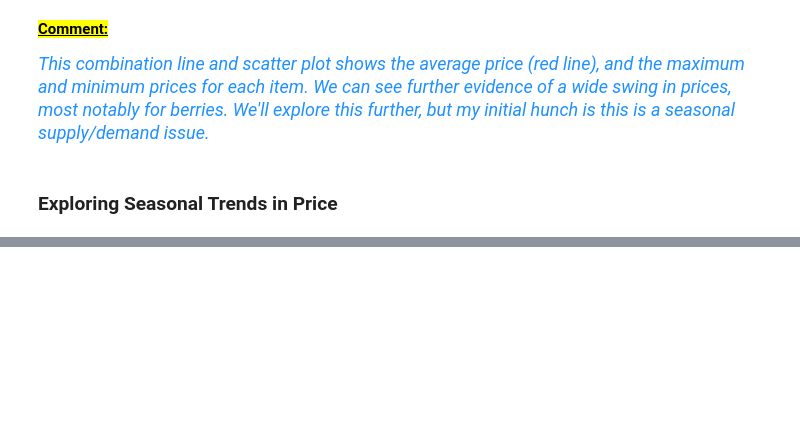
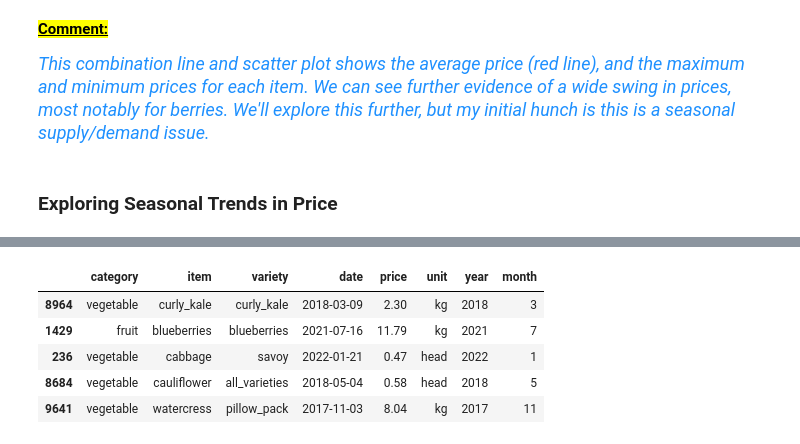
Before and after one commit to CRPeace/Produce_EDA, a Jupyter notebook: UK Produce - Exploratory Data Analysis.ipynb, the cells around one changed output, grey strips where cells are left out. Cells and saved outputs as stored; diff of their text form; code cells hidden in the pictures; blank space fills up the shorter version.

```diff
--- a/UK Produce - Exploratory Data Analysis.ipynb
+++ b/UK Produce - Exploratory Data Analysis.ipynb
@@ -349,0 +356,6 @@ This combination line and scatter plot shows the average price (red line), and t
+# %%
+# converting 'date' to datetime dtype
+df['date'] = pd.to_datetime(df['date'])
+
+# verifying changes
+df.dtypes
@@ -349,0 +370,14 @@ This combination line and scatter plot shows the average price (red line), and t
+# %%
+# creating two new columns 'year', 'month'
+df['year'] = df['date'].dt.year
+df['month'] = df['date'].dt.month
+
+# verifying changes
+df.sample(5)
+# %% [output]
+|  | category | item | variety | date | price | unit | year | month |
+| 8964 | vegetable | curly_kale | curly_kale | 2018-03-09 | 2.30 | kg | 2018 | 3 |
+| 1429 | fruit | blueberries | blueberries | 2021-07-16 | 11.79 | kg | 2021 | 7 |
+| 236 | vegetable | cabbage | savoy | 2022-01-21 | 0.47 | head | 2022 | 1 |
+| 8684 | vegetable | cauliflower | all_varieties | 2018-05-04 | 0.58 | head | 2018 | 5 |
+| 9641 | vegetable | watercress | pillow_pack | 2017-11-03 | 8.04 | kg | 2017 | 11 |
```
Also changed, not shown: parts of 3 cells of this notebook.
